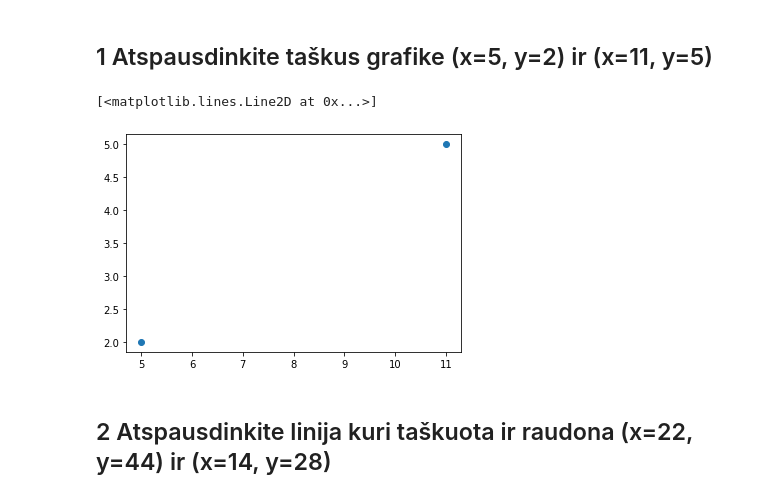
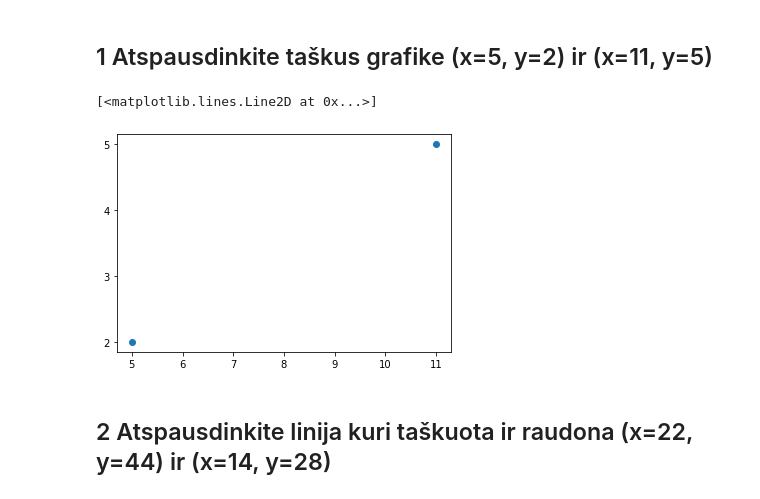
Before and after one commit to MantsSk/CA_Python, a Jupyter notebook: DataVisualisation/Matplotlib_uzduotys.ipynb, the cells around one changed output. Saved outputs shown, nothing was run; the diff lists cells and outputs as text; code cells hidden in the pictures.

```diff
--- a/DataVisualisation/Matplotlib_uzduotys.ipynb
+++ b/DataVisualisation/Matplotlib_uzduotys.ipynb
@@ -4,9 +5,16 @@ import numpy as np
 # %% [markdown]
 ## 1 Atspausdinkite taškus grafike (x=5, y=2) ir (x=11, y=5)
 # %%
+x = [5,11]
+y = [2,5]
+
+locator = matplotlib.ticker.MultipleLocator()
+plt.gca().yaxis.set_major_locator(locator)
+
+plt.plot(x,y,"o")
 # %% [output]
 [<matplotlib.lines.Line2D at 0x...>]
-[figure, old version]
+[figure, new version]
 # %% [markdown]
 ## 2 Atspausdinkite linija kuri taškuota ir raudona (x=22, y=44) ir (x=14, y=28)
 # %%
```
Also changed, not shown: parts of 16 cells of this notebook, 5 other files.
